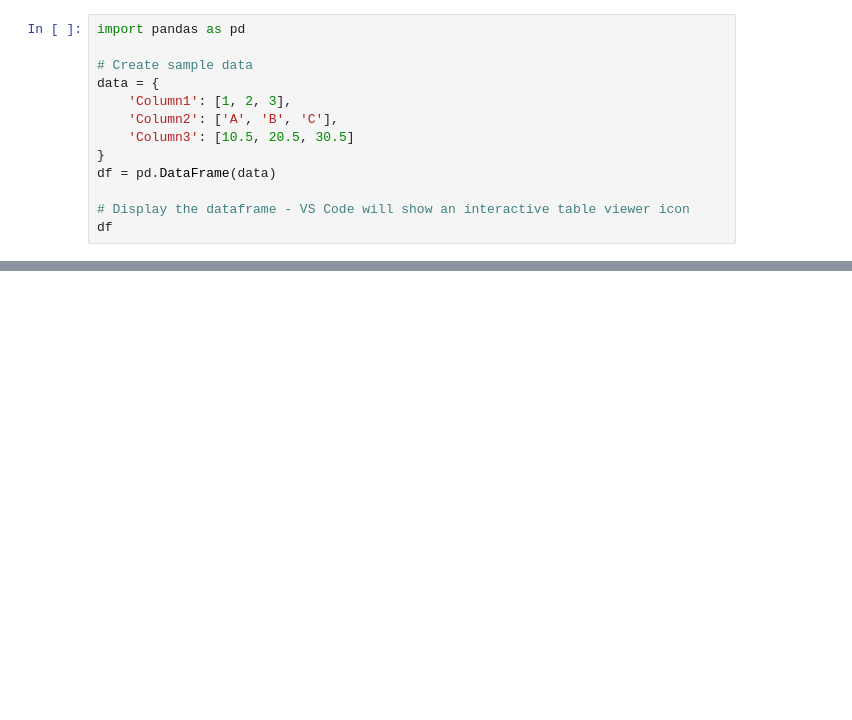
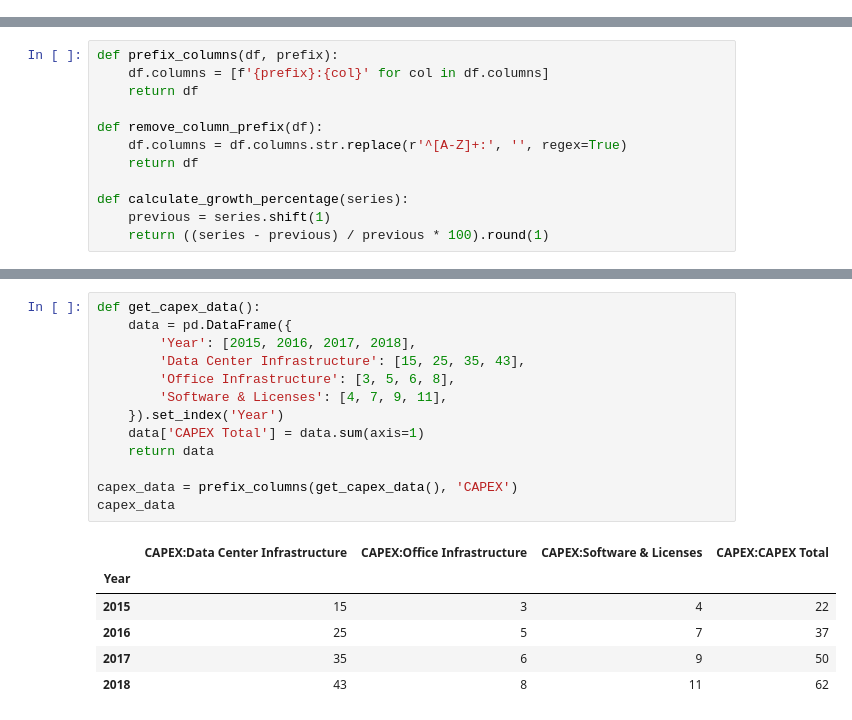
Before and after one commit to VladGnatiuk/prjctr-hsa-hw05, a Jupyter notebook: src/app/notebook.ipynb, the cells around one changed output, grey strips where cells are left out. Cells and saved outputs as stored; diff of their text form; blank space fills up the shorter version.

```diff
--- a/src/app/notebook.ipynb
+++ b/src/app/notebook.ipynb
@@ -11,13 +0,0 @@ Wall time: 259 ms
-# %%
-import pandas as pd
-
-# Create sample data
-data = {
-    'Column1': [1, 2, 3],
-    'Column2': ['A', 'B', 'C'],
-    'Column3': [10.5, 20.5, 30.5]
-}
-df = pd.DataFrame(data)
-
-# Display the dataframe - VS Code will show an interactive table viewer icon
-df
@@ -28,0 +42,12 @@ df
+# %%
+def prefix_columns(df, prefix):
+    df.columns = [f'{prefix}:{col}' for col in df.columns]
+    return df
+
+def remove_column_prefix(df):
+    df.columns = df.columns.str.replace(r'^[A-Z]+:', '', regex=True)
+    return df
+
+def calculate_growth_percentage(series):
+    previous = series.shift(1)
+    return ((series - previous) / previous * 100).round(1)
@@ -28,0 +113,20 @@ df
+# %%
+def get_capex_data():
+    data = pd.DataFrame({
+        'Year': [2015, 2016, 2017, 2018],
+        'Data Center Infrastructure': [15, 25, 35, 43],
+        'Office Infrastructure': [3, 5, 6, 8],
+        'Software & Licenses': [4, 7, 9, 11],
+    }).set_index('Year')
+    data['CAPEX Total'] = data.sum(axis=1)
+    return data
+
+capex_data = prefix_columns(get_capex_data(), 'CAPEX')
+capex_data
+# %% [output]
+|  | CAPEX:Data Center Infrastructure | CAPEX:Office Infrastructure | CAPEX:Software & Licenses | CAPEX:CAPEX Total |
+| Year |  |  |  |  |
+| 2015 | 15 | 3 | 4 | 22 |
+| 2016 | 25 | 5 | 7 | 37 |
+| 2017 | 35 | 6 | 9 | 50 |
+| 2018 | 43 | 8 | 11 | 62 |
```
Also changed, not shown: parts of 11 cells of this notebook.
